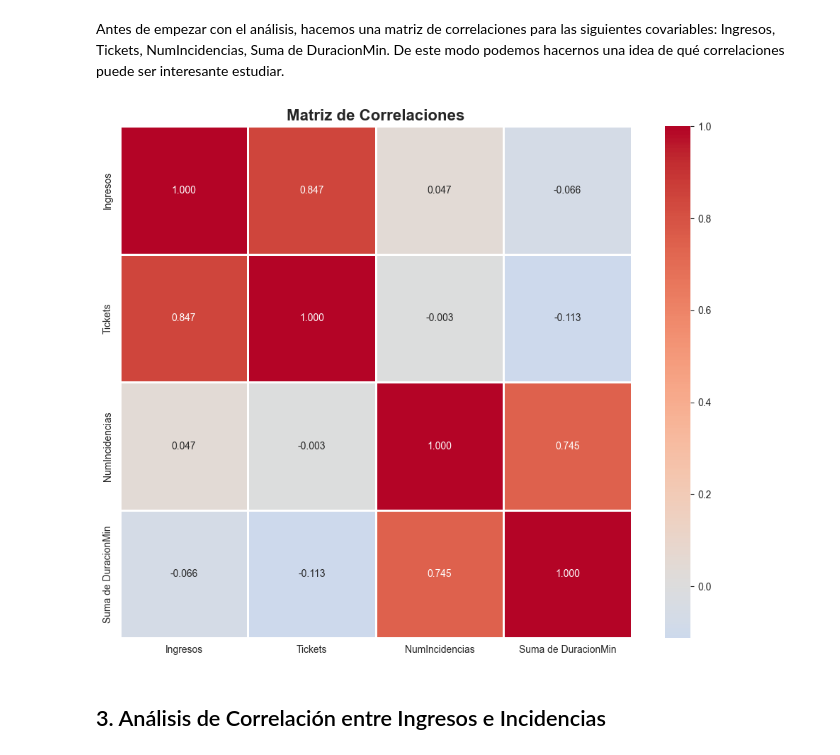
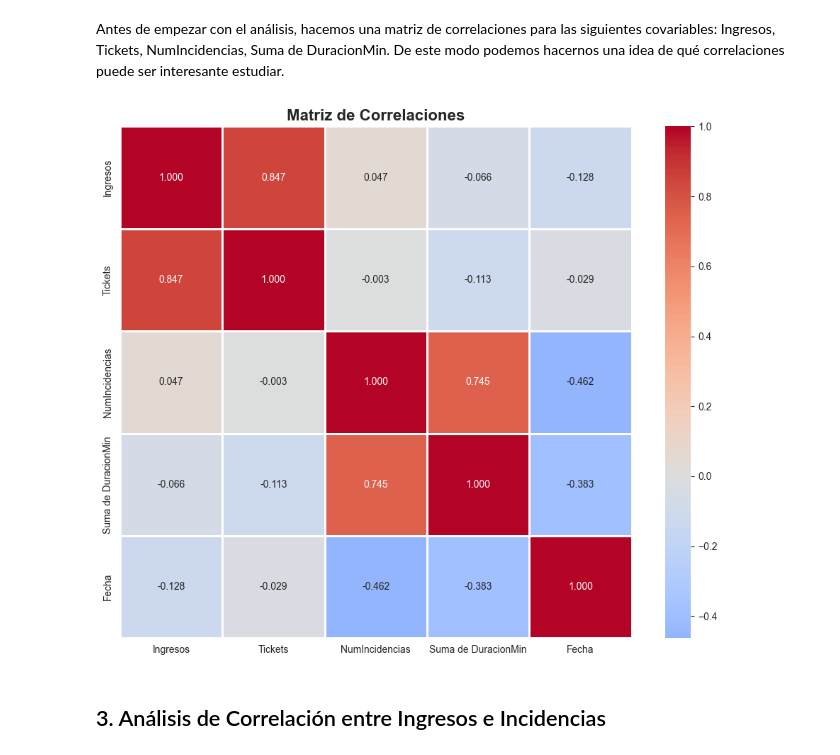
Before and after one commit to estevo97/Proyecto-Ventas-Incidencias, a Jupyter notebook: analysis/correlacion_impacto.ipynb, the cells around one changed output. Saved outputs shown, nothing was run; the diff lists cells and outputs as text; code cells hidden in the pictures.

```diff
--- a/analysis/correlacion_impacto.ipynb
+++ b/analysis/correlacion_impacto.ipynb
@@ -107,18 +89,18 @@ df_diario.head()
 Antes de empezar con el análisis, hacemos una matriz de correlaciones para las siguientes covariables: Ingresos, Tickets, NumIncidencias, Suma de DuracionMin. De este modo podemos hacernos una idea de qué correlaciones puede ser interesante estudiar.
 # %%
 # Matriz de correlación
-correlaciones = df_diario[['Ingresos', 'Tickets', 'NumIncidencias', 'Suma de DuracionMin']].corr()
+correlaciones = df_diario[['Ingresos', 'Tickets', 'NumIncidencias', 'Suma de DuracionMin', 'Fecha']].corr()
 
 # Heatmap con seaborn
 plt.figure(figsize=(10, 8))
 sns.heatmap(correlaciones, annot=True, cmap='coolwarm', center=0,
             fmt='.3f', square=True, linewidths=1)
 plt.title('Matriz de Correlaciones', fontsize=16, fontweight='bold')
 plt.tight_layout()
 plt.savefig('../images/matriz_correlaciones.jpg', dpi=300, bbox_inches='tight', facecolor=plt.gcf().get_facecolor())
 plt.show()
 # %% [output]
-[figure, old version]
+[figure, new version]
 # %% [markdown]
 ## 3. Análisis de Correlación entre Ingresos e Incidencias
 # %% [markdown]
```
Also changed, not shown: parts of 4 cells of this notebook, 2 other files.
